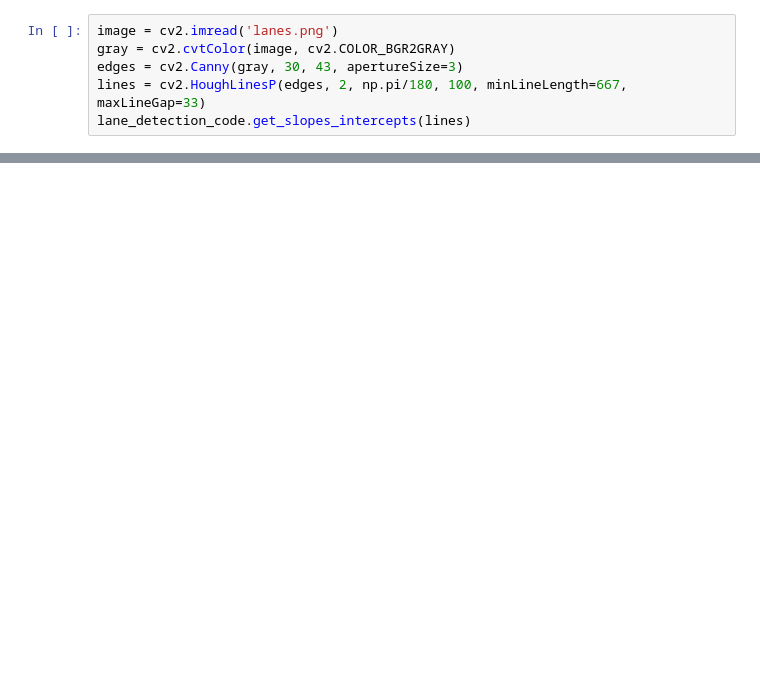
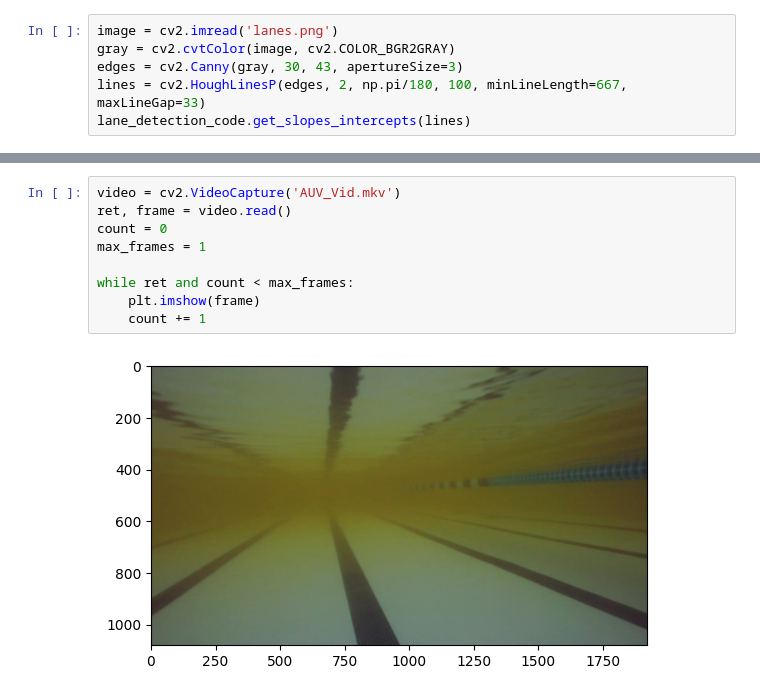
Before and after one commit to ES0227/cv-intro, a Jupyter notebook: lane_detection.ipynb, the cells around one changed output, grey strips where cells are left out. Cells and saved outputs as stored; diff of their text form; blank space fills up the shorter version.

```diff
--- a/lane_detection.ipynb
+++ b/lane_detection.ipynb
@@ -92,0 +246,11 @@ lane_following.recommend_direction (center, slope)
+# %%
+video = cv2.VideoCapture('AUV_Vid.mkv')
+ret, frame = video.read()
+count = 0
+max_frames = 1
+
+while ret and count < max_frames:
+    plt.imshow(frame)
+    count += 1
+# %% [output]
+[figure, added]
```
Also changed, not shown: parts of 12 cells of this notebook, 20 other files.
